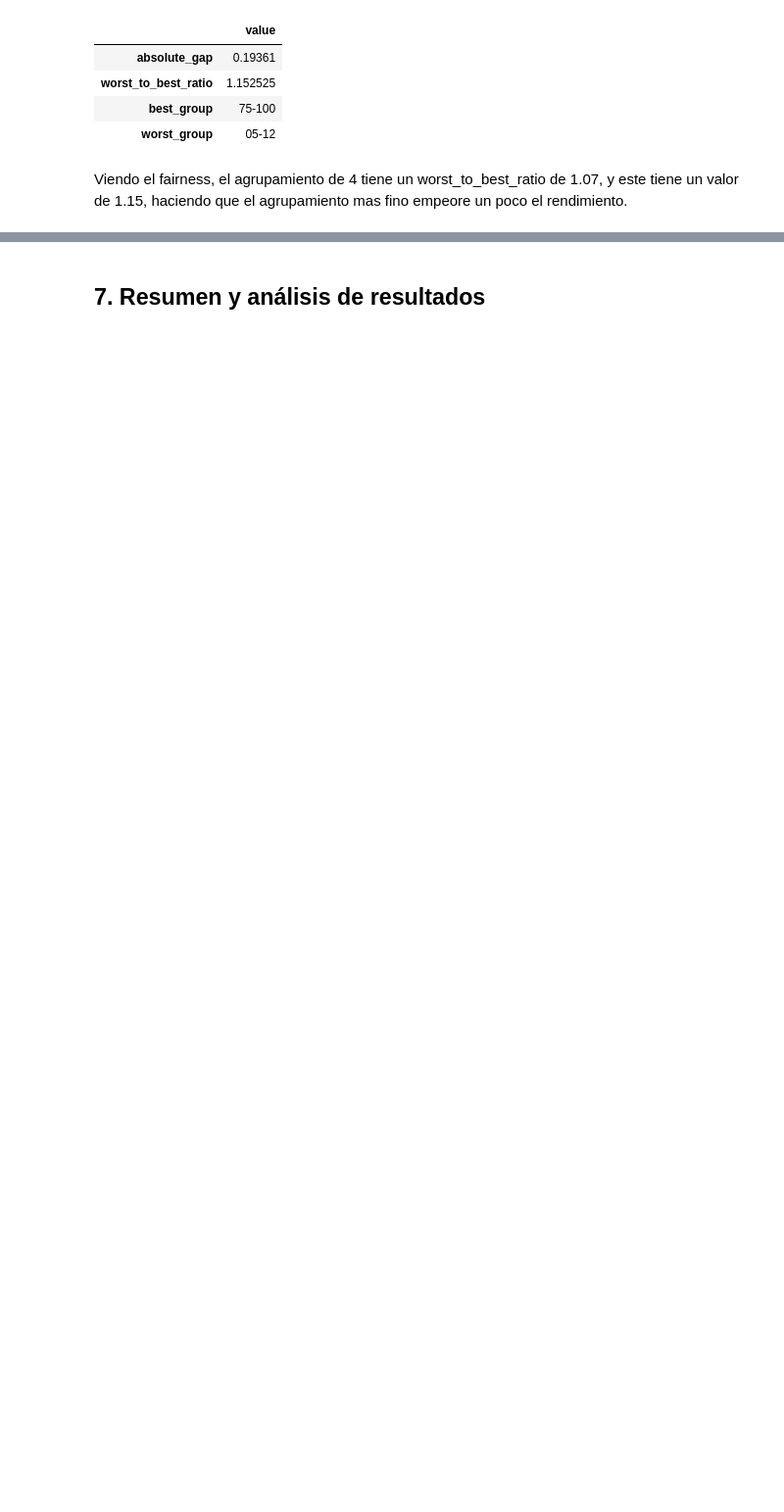
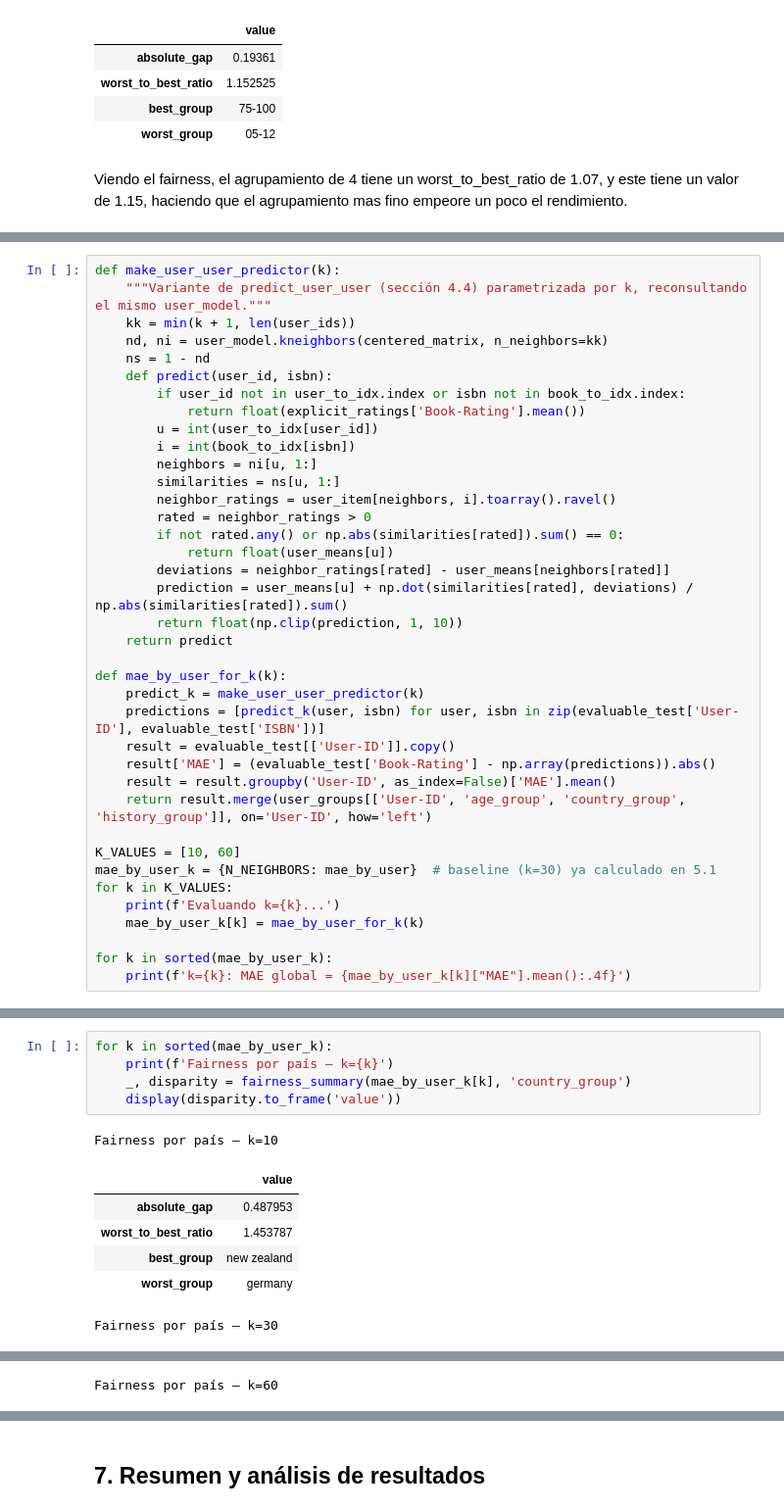
Before and after one commit to arriagaeugenia/sistemas_de_recomendacion_2026, a Jupyter notebook: SistemasDeRecomendacion-CORREGIDA.ipynb, the cells around one changed output, grey strips where cells are left out. Shown at 98% size. Drawn from its saved outputs; the diff is of its cells as text; blank space fills up the shorter version.

```diff
--- a/SistemasDeRecomendacion-CORREGIDA.ipynb
+++ b/SistemasDeRecomendacion-CORREGIDA.ipynb
@@ -1062,0 +1132,38 @@ Viendo el fairness, el agrupamiento de 4 tiene un worst_to_best_ratio de 1.07, y
+# %%
+def make_user_user_predictor(k):
+    """Variante de predict_user_user (sección 4.4) parametrizada por k, reconsultando el mismo user_model."""
+    kk = min(k + 1, len(user_ids))
+    nd, ni = user_model.kneighbors(centered_matrix, n_neighbors=kk)
+    ns = 1 - nd
+    def predict(user_id, isbn):
+        if user_id not in user_to_idx.index or isbn not in book_to_idx.index:
+            return float(explicit_ratings['Book-Rating'].mean())
+        u = int(user_to_idx[user_id])
+        i = int(book_to_idx[isbn])
+        neighbors = ni[u, 1:]
+        similarities = ns[u, 1:]
+        neighbor_ratings = user_item[neighbors, i].toarray().ravel()
+        rated = neighbor_ratings > 0
+        if not rated.any() or np.abs(similarities[rated]).sum() == 0:
+            return float(user_means[u])
+        deviations = neighbor_ratings[rated] - user_means[neighbors[rated]]
+        prediction = user_means[u] + np.dot(similarities[rated], deviations) / np.abs(similarities[rated]).sum()
+        return float(np.clip(prediction, 1, 10))
+    return predict
+
+def mae_by_user_for_k(k):
+    predict_k = make_user_user_predictor(k)
+    predictions = [predict_k(user, isbn) for user, isbn in zip(evaluable_test['User-ID'], evaluable_test['ISBN'])]
+    result = evaluable_test[['User-ID']].copy()
+    result['MAE'] = (evaluable_test['Book-Rating'] - np.array(predictions)).abs()
+    result = result.groupby('User-ID', as_index=False)['MAE'].mean()
+    return result.merge(user_groups[['User-ID', 'age_group', 'country_group', 'history_group']], on='User-ID', how='left')
+
+K_VALUES = [10, 60]
+mae_by_user_k = {N_NEIGHBORS: mae_by_user}  # baseline (k=30) ya calculado en 5.1
+for k in K_VALUES:
+    print(f'Evaluando k={k}...')
+    mae_by_user_k[k] = mae_by_user_for_k(k)
+
+for k in sorted(mae_by_user_k):
+    print(f'k={k}: MAE global = {mae_by_user_k[k]["MAE"].mean():.4f}')
@@ -1062,0 +1176,13 @@ Viendo el fairness, el agrupamiento de 4 tiene un worst_to_best_ratio de 1.07, y
+# %%
+for k in sorted(mae_by_user_k):
+    print(f'Fairness por país — k={k}')
+    _, disparity = fairness_summary(mae_by_user_k[k], 'country_group')
+    display(disparity.to_frame('value'))
+# %% [output]
+Fairness por país — k=10
+|  | value |
+| absolute_gap | 0.487953 |
+| worst_to_best_ratio | 1.453787 |
+| best_group | new zealand |
+| worst_group | germany |
+Fairness por país — k=30
@@ -1062,0 +1194 @@ Viendo el fairness, el agrupamiento de 4 tiene un worst_to_best_ratio de 1.07, y
+Fairness por país — k=60
```
Also changed, not shown: parts of 28 cells of this notebook, 2 other files.
